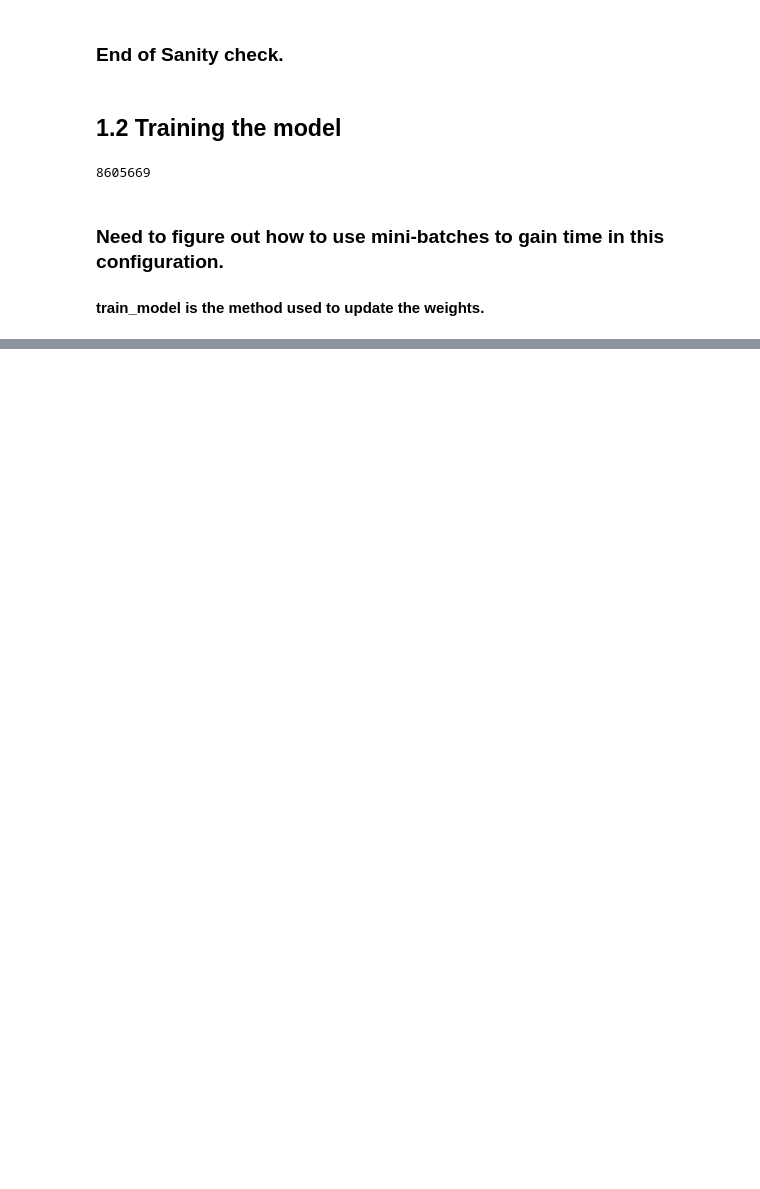
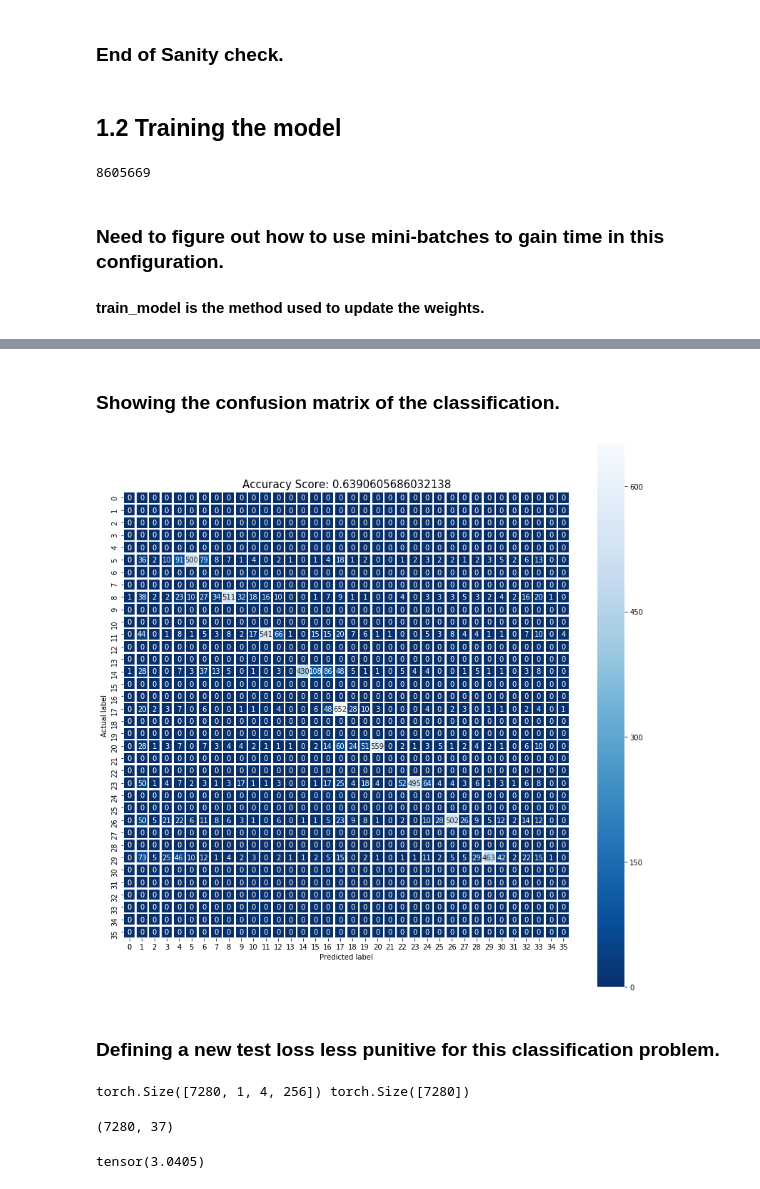
Before and after one commit to YoussefJanjar/Semester-Project-Signal-Processing-Laboratory-2-LTS2-EPFL-Spring-2019, a Jupyter notebook: Dataset/CNN.ipynb, the cells around one changed output, grey strips where cells are left out. Cells and saved outputs as stored; diff of their text form; code cells hidden in the pictures; blank space fills up the shorter version.

```diff
--- a/Dataset/CNN.ipynb
+++ b/Dataset/CNN.ipynb
@@ -440,0 +529,2 @@ batch : 6  Output : tensor([[1.8098e-11, 2.5259e-11, 2.2781e-11, 1.8680e-11, 2.1
+# %%
+pred = predict(X_test)
@@ -440,0 +542,3 @@ batch : 6  Output : tensor([[1.8098e-11, 2.5259e-11, 2.2781e-11, 1.8680e-11, 2.1
+# %%
+labels = get_labels(Y_test)
+labels[0:50]
@@ -476,0 +577,6 @@ def train_simple_model(model, optimizer, nb_epochs, train_input, train_target ,m
+# %%
+#Calculation some metrics on the testing set.
+report = classification_report(labels, pred, digits=4)
+accuracy = accuracy_score(labels, pred)
+print(report)
+print("The accuracy score the model on the test set is:",accuracy)
@@ -476,0 +601,30 @@ def train_simple_model(model, optimizer, nb_epochs, train_input, train_target ,m
+# %% [markdown]
+### Showing the confusion matrix of the classification.
+# %%
+cm = metrics.confusion_matrix(labels, pred)
+# %%
+plt.figure(figsize=(14,14))
+sns.heatmap(cm, annot=True, fmt="d", linewidths=1.5, square = True, cmap = 'Blues_r');
+plt.ylabel('Actual label');
+plt.xlabel('Predicted label');
+all_sample_title = 'Accuracy Score: {0}'.format(accuracy)
+plt.title(all_sample_title, size = 15);
+# %% [output]
+[figure, added]
+# %% [markdown]
+### Defining a new test loss less punitive for this classification problem.
+# %%
+print(test_data.shape,test_targets.shape)
+out_pred = loaded_model.predict(X_test[0:7280])
+# %% [output]
+torch.Size([7280, 1, 4, 256]) torch.Size([7280])
+# %%
+print(out_pred.shape)
+out_pred = torch.from_numpy(out_pred)
+cross_loss = criterion(out_pred,test_targets)
+# %% [output]
+(7280, 37)
+# %%
+print(cross_loss)
+# %% [output]
+tensor(3.0405)
```
Also changed, not shown: parts of 39 cells of this notebook, 10 other files.
